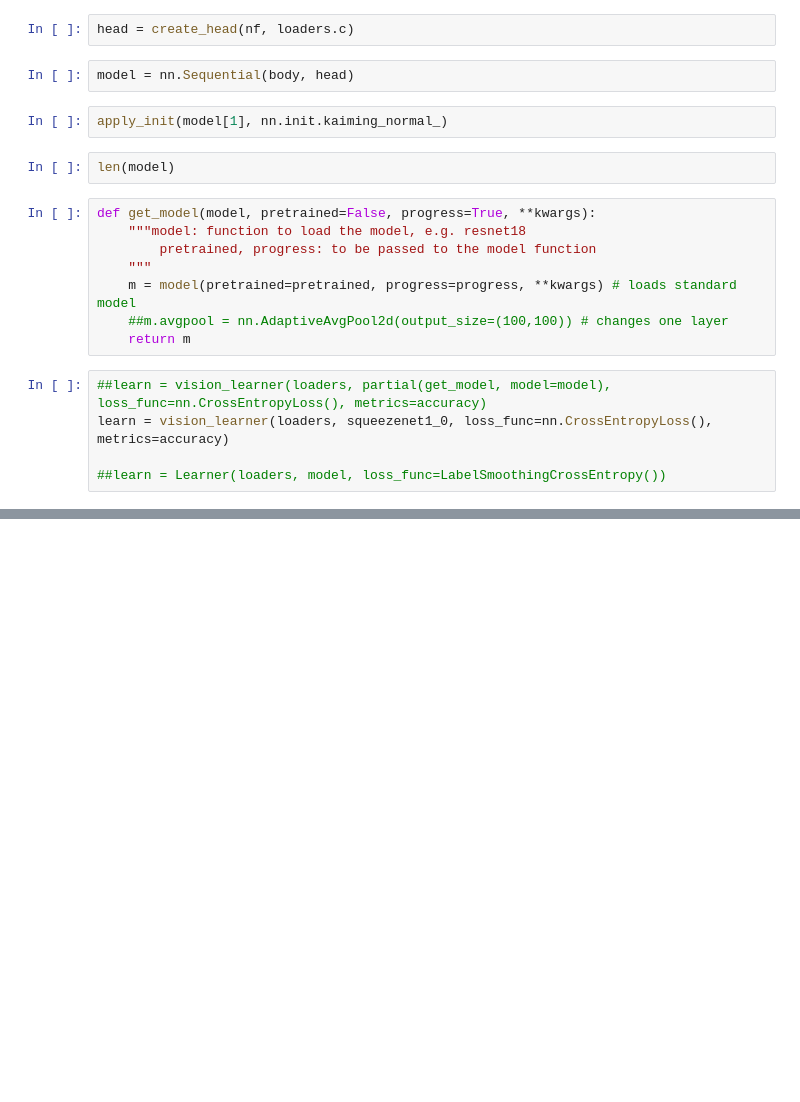
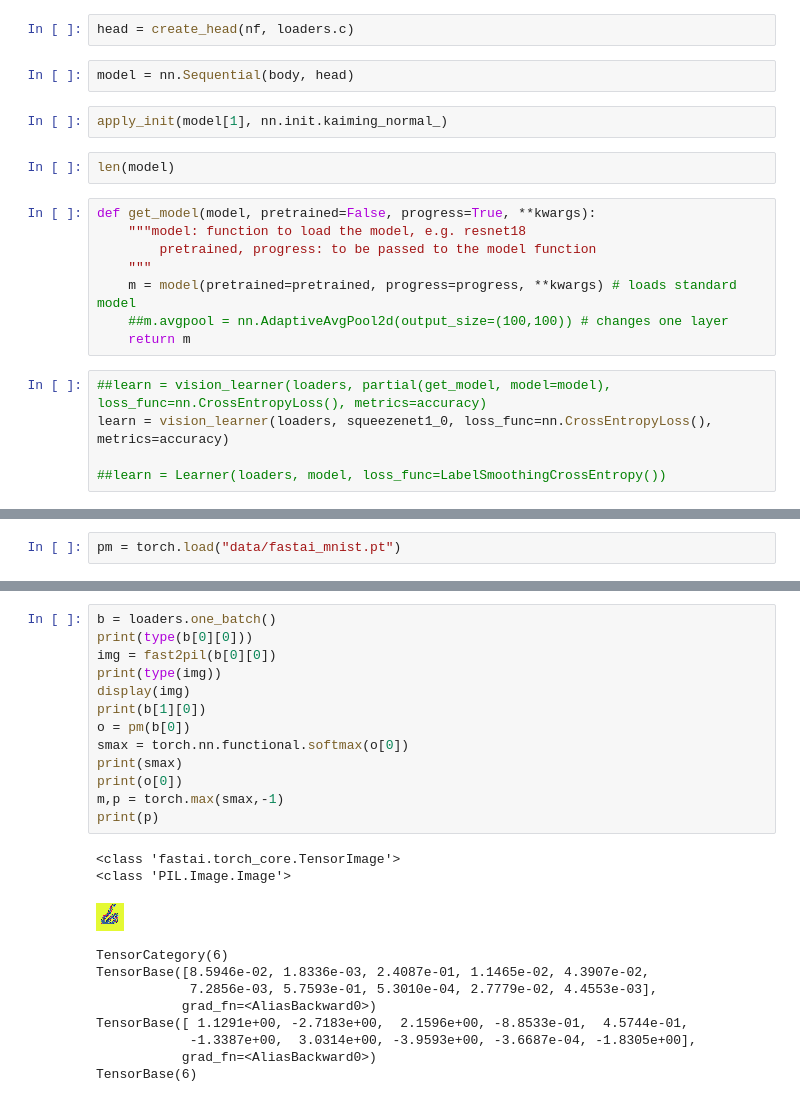
Before and after one commit to sourcesync/seemap2003, a Jupyter notebook: fastai_playground.ipynb, the cells around one changed output, grey strips where cells are left out. Drawn from its saved outputs; the diff is of its cells as text; blank space fills up the shorter version.

```diff
--- a/fastai_playground.ipynb
+++ b/fastai_playground.ipynb
@@ -113,0 +208,2 @@ learn.fit_one_cycle(1)
+# %%
+pm = torch.load("data/fastai_mnist.pt")
@@ -113,0 +222,25 @@ learn.fit_one_cycle(1)
+# %%
+b = loaders.one_batch()
+print(type(b[0][0]))
+img = fast2pil(b[0][0])
+print(type(img))
+display(img)
+print(b[1][0])
+o = pm(b[0])
+smax = torch.nn.functional.softmax(o[0])
+print(smax)
+print(o[0])
+m,p = torch.max(smax,-1)
+print(p)
+# %% [output]
+<class 'fastai.torch_core.TensorImage'>
+<class 'PIL.Image.Image'>
+[figure, added]
+TensorCategory(6)
+TensorBase([8.5946e-02, 1.8336e-03, 2.4087e-01, 1.1465e-02, 4.3907e-02,
+            7.2856e-03, 5.7593e-01, 5.3010e-04, 2.7779e-02, 4.4553e-03],
+           grad_fn=<AliasBackward0>)
+TensorBase([ 1.1291e+00, -2.7183e+00,  2.1596e+00, -8.8533e-01,  4.5744e-01,
+            -1.3387e+00,  3.0314e+00, -3.9593e+00, -3.6687e-04, -1.8305e+00],
+           grad_fn=<AliasBackward0>)
+TensorBase(6)
```
Also changed, not shown: parts of 14 cells of this notebook.
